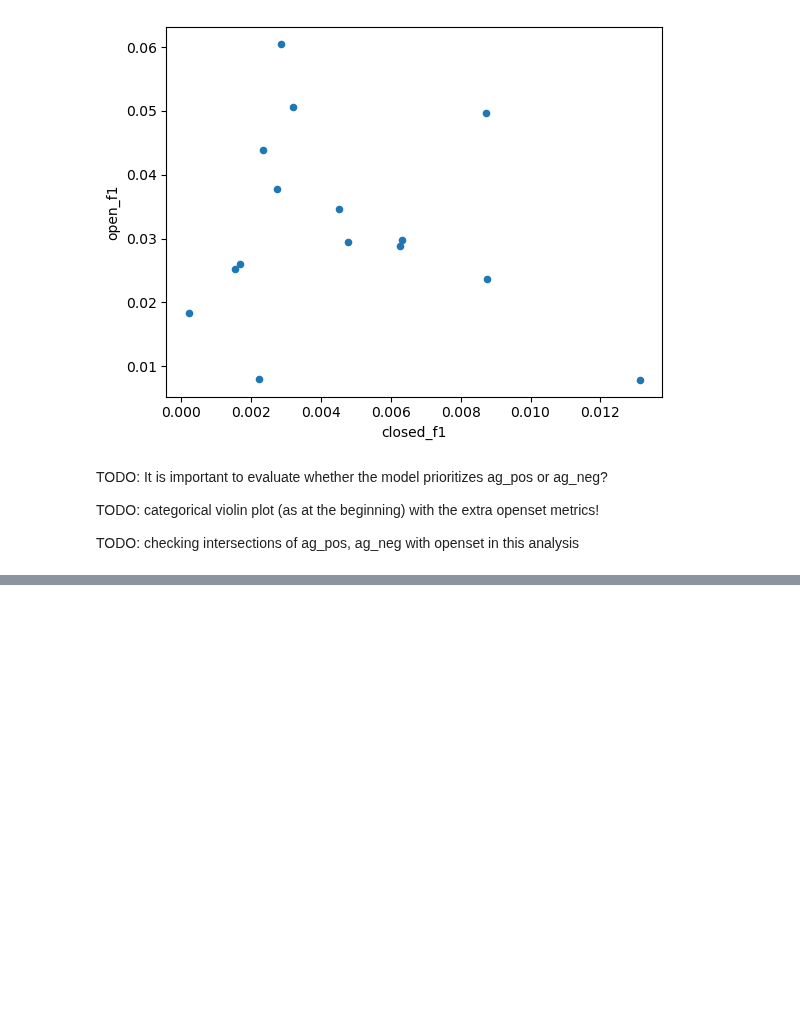
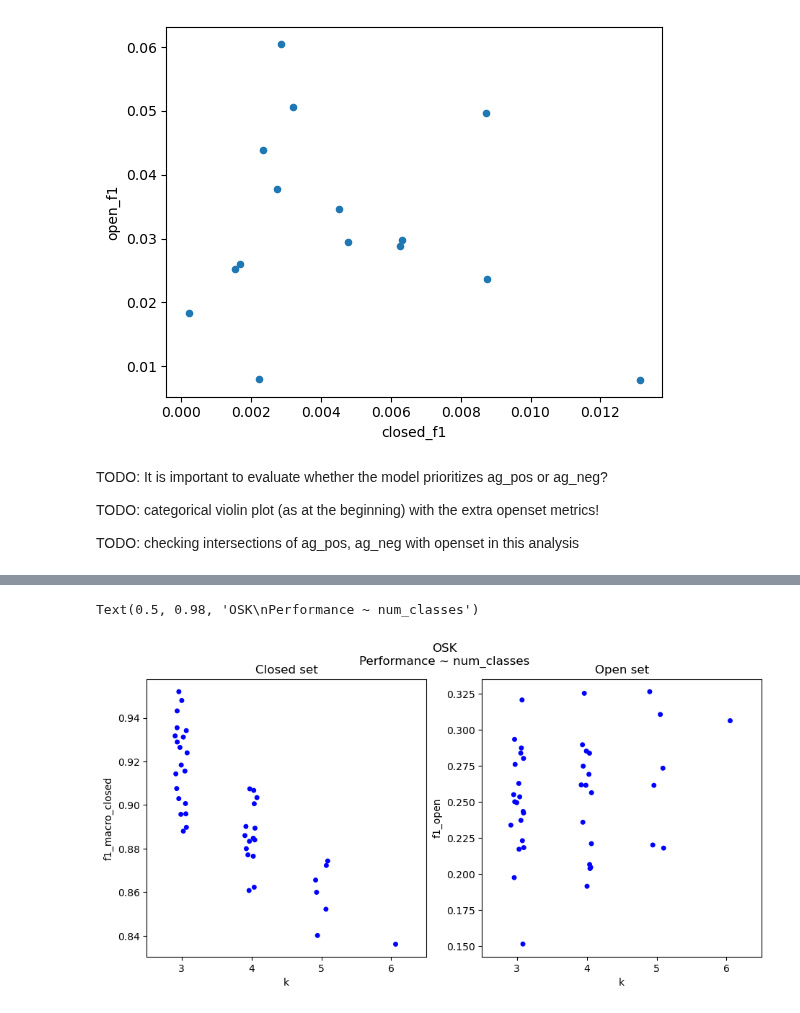
Before and after one commit to csi-greifflab/negative-class-optimization, a Jupyter notebook: notebooks/13_Openset_BinaryProblems_Analysis.ipynb, the cells around one changed output, grey strips where cells are left out. Drawn from its saved outputs; the diff is of its cells as text; code cells hidden in the pictures; blank space fills up the shorter version.

```diff
--- a/notebooks/13_Openset_BinaryProblems_Analysis.ipynb
+++ b/notebooks/13_Openset_BinaryProblems_Analysis.ipynb
@@ -256,0 +322,33 @@ TODO: checking intersections of ag_pos, ag_neg with openset in this analysis
+# %%
+fig, axs = plt.subplots(ncols=2, figsize=(11, 5))
+
+df_osk["k"] = df_osk["k"].astype(int)
+sns.stripplot(
+    data=df_osk,
+    x="k",
+    y="f1_macro_closed",
+    ax=axs[0],
+    color="b"
+)
+
+## Drop as f1 closed
+# df_osk.plot.scatter(x="k", y="precision_macro_closed")
+# df_osk.plot.scatter(x="k", y="recall_macro_closed")
+
+sns.stripplot(
+    data=df_osk,
+    x="k",
+    y="f1_open",
+    ax=axs[1],
+    color="b"
+)
+## Some pattern here.
+# df_osk.plot.scatter(x="k", y="open_precision")
+# df_osk.plot.scatter(x="k", y="open_recall")
+
+axs[0].set_title("Closed set")
+axs[1].set_title("Open set")
+fig.suptitle("OSK\nPerformance ~ num_classes")
+# %% [output]
+Text(0.5, 0.98, 'OSK\nPerformance ~ num_classes')
+[figure, added]
```
Also changed, not shown: parts of 16 cells of this notebook, 10 other files.
